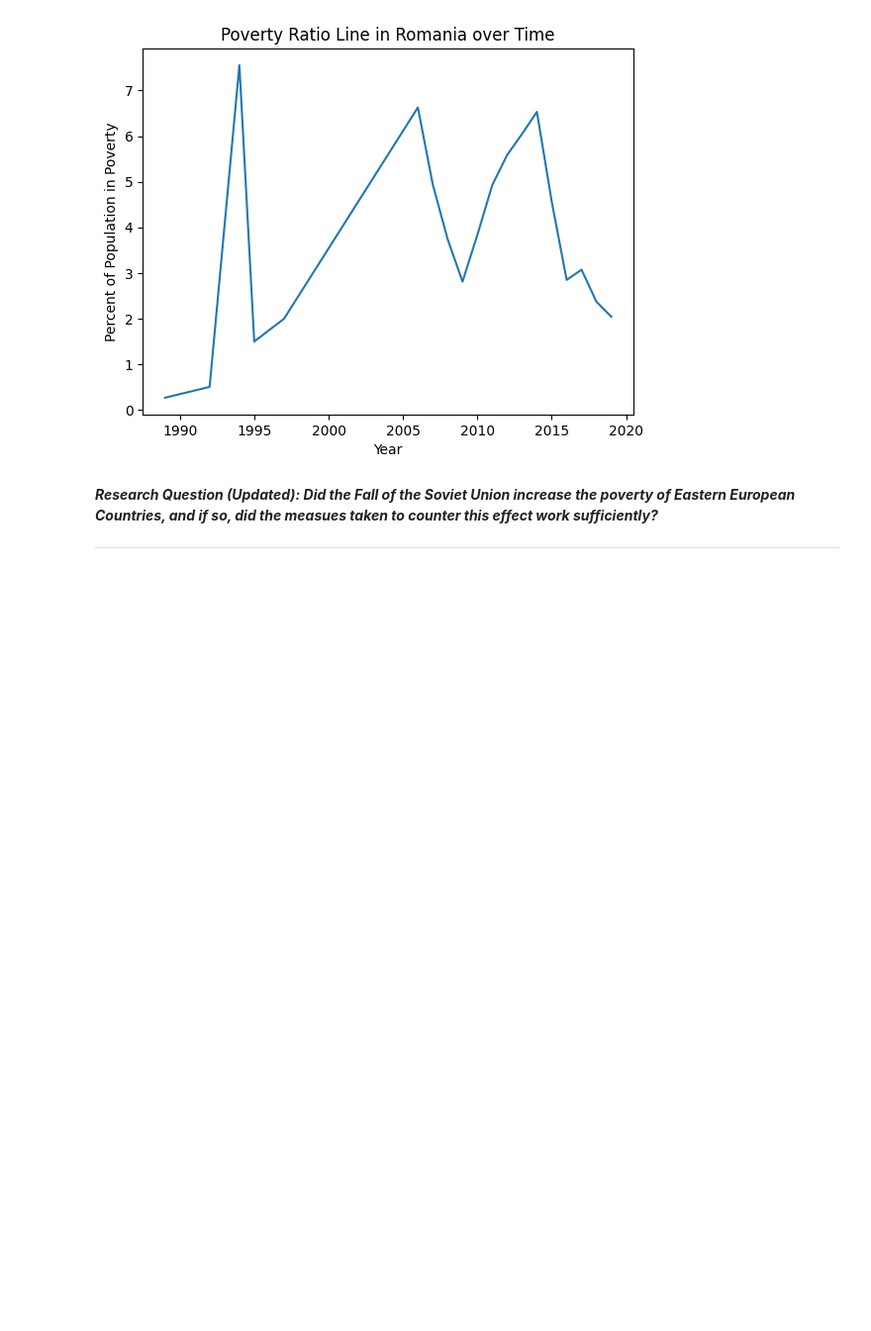
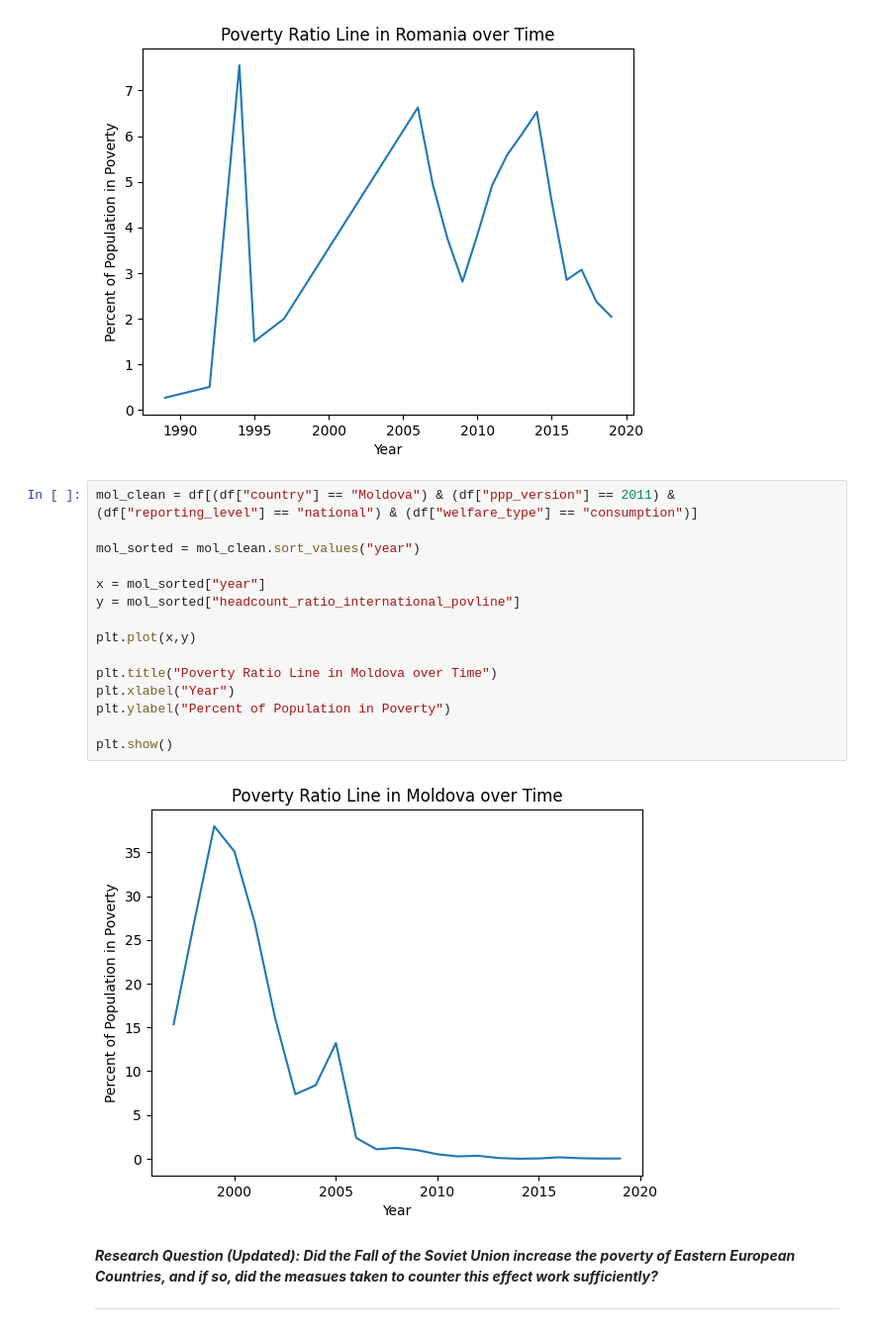
Before and after one commit to Matt-L-053124/FTI-World-Poverty-DSRP, a Jupyter notebook: Matthew_L_World_Poverty_Notebook.ipynb, the cells around one changed output. Shown at 99% size. Cells and saved outputs as stored; diff of their text form; blank space fills up the shorter version.

```diff
--- a/Matthew_L_World_Poverty_Notebook.ipynb
+++ b/Matthew_L_World_Poverty_Notebook.ipynb
@@ -394,6 +370,23 @@ plt.ylabel("Percent of Population in Poverty")
 plt.show()
 # %% [output]
 [figure]
+# %%
+mol_clean = df[(df["country"] == "Moldova") & (df["ppp_version"] == 2011) & (df["reporting_level"] == "national") & (df["welfare_type"] == "consumption")]
+
+mol_sorted = mol_clean.sort_values("year")
+
+x = mol_sorted["year"]
+y = mol_sorted["headcount_ratio_international_povline"]
+
+plt.plot(x,y)
+
+plt.title("Poverty Ratio Line in Moldova over Time")
+plt.xlabel("Year")
+plt.ylabel("Percent of Population in Poverty")
+
+plt.show()
+# %% [output]
+[figure, added]
 # %% [markdown]
 ***Research Question (Updated): Did the Fall of the Soviet Union increase the poverty of Eastern European Countries, and if so, did the measues taken to counter this effect work sufficiently?***
 ****
```
Also changed, not shown: parts of 6 cells of this notebook.
